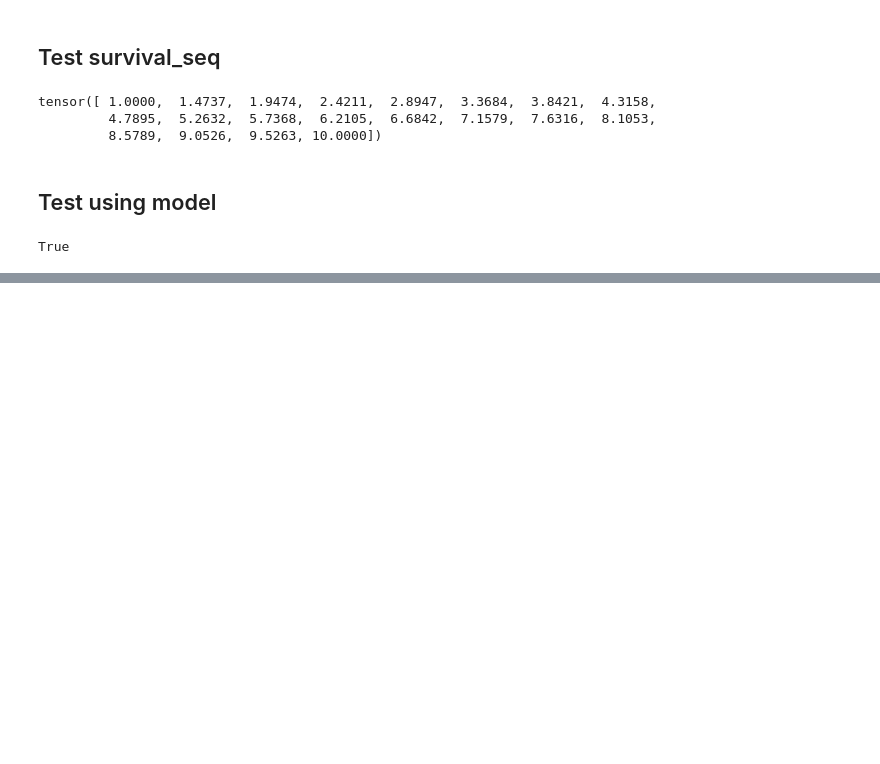
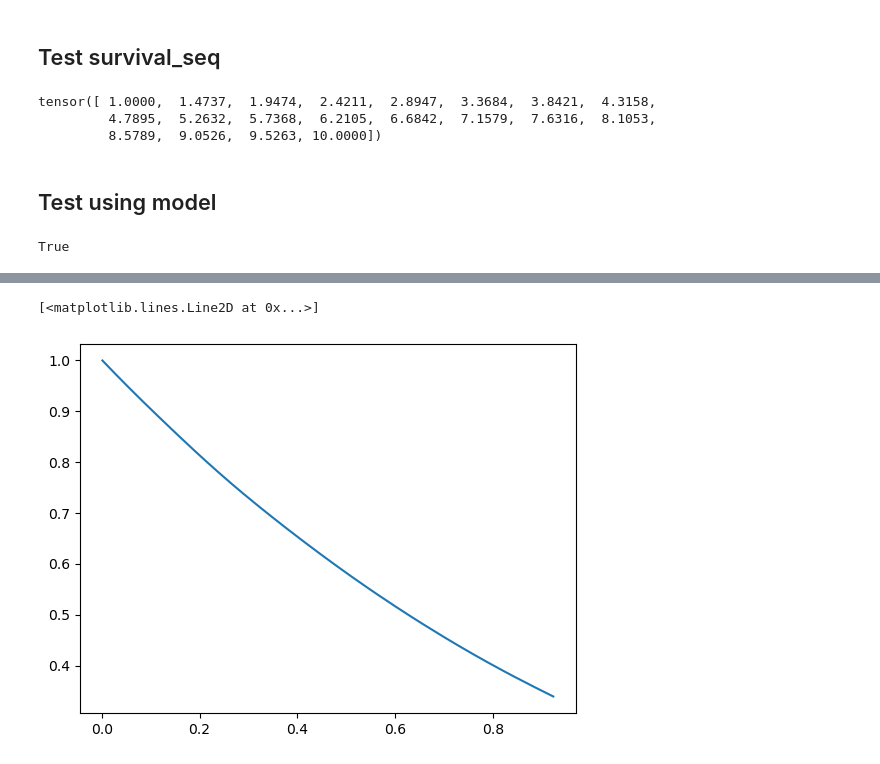
Before and after one commit to keyyyyyx/SODEN, a Jupyter notebook: testFuncs.ipynb, the cells around one changed output, grey strips where cells are left out. Drawn from its saved outputs; the diff is of its cells as text; code cells hidden in the pictures; blank space fills up the shorter version.

```diff
--- a/testFuncs.ipynb
+++ b/testFuncs.ipynb
@@ -744,0 +748,5 @@ model
+# %%
+plt.plot(eval_t, np.exp(-last_cum_hazard_seq))
+# %% [output]
+[<matplotlib.lines.Line2D at 0x...>]
+[figure, added]
```
Also changed, not shown: parts of 11 cells of this notebook, 10 other files.
